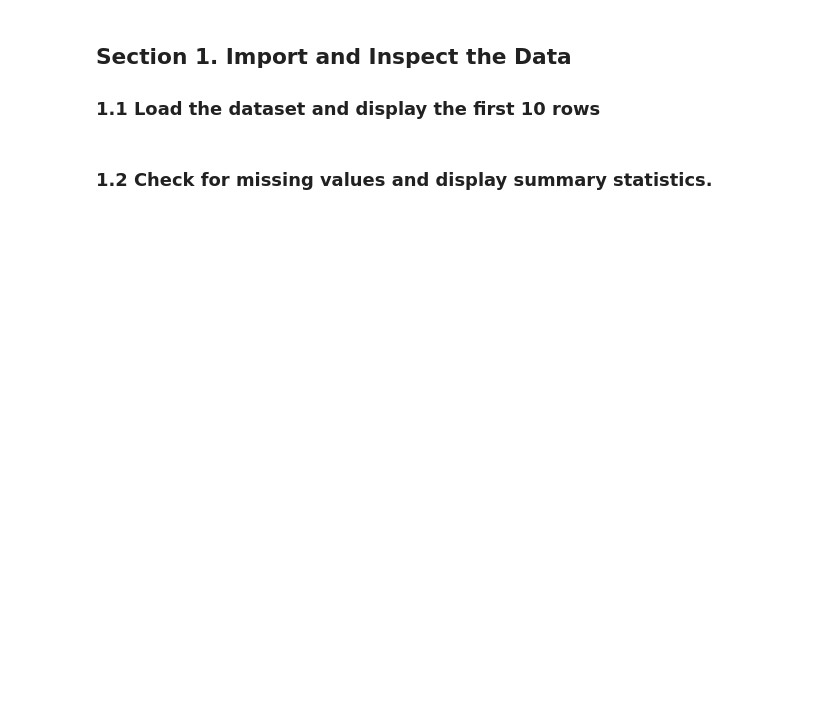
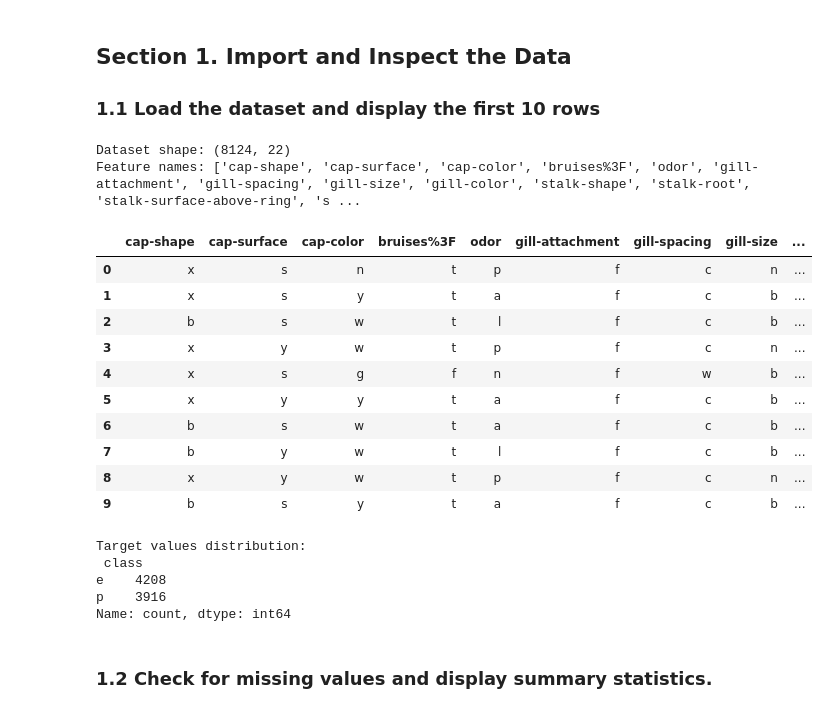
Before and after one commit to katehuntsman/midterm, a Jupyter notebook: classification.ipynb, the cells around one changed output. Drawn from its saved outputs; the diff is of its cells as text; code cells hidden in the pictures; blank space fills up the shorter version.

```diff
--- a/classification.ipynb
+++ b/classification.ipynb
@@ -30,3 +23,43 @@ data.head(10)
+# %%
+from sklearn.datasets import fetch_openml
+import pandas as pd
+
+# Load the dataset
+mushroom = fetch_openml(name="mushroom", version=1, as_frame=True)
+
+# Data (as pandas dataframes)
+X = mushroom.data
+y = mushroom.target
+
+# Display dataset info
+print("Dataset shape:", X.shape)
+print("Feature names:", X.columns.to_list())
+
+# Display the first 10 rows
+pd.set_option('display.max_columns', None)  # Show all columns
+display(X.head(10))
+
+# Display target variable
+print("Target values distribution:\n", y.value_counts())
+# %% [output]
+Dataset shape: (8124, 22)
+Feature names: ['cap-shape', 'cap-surface', 'cap-color', 'bruises%3F', 'odor', 'gill-attachment', 'gill-spacing', 'gill-size', 'gill-color', 'stalk-shape', 'stalk-root', 'stalk-surface-above-ring', 's ...
+|  | cap-shape | cap-surface | cap-color | bruises%3F | odor | gill-attachment | gill-spacing | gill-size | ... |
+| 0 | x | s | n | t | p | f | c | n | ... |
+| 1 | x | s | y | t | a | f | c | b | ... |
+| 2 | b | s | w | t | l | f | c | b | ... |
+| 3 | x | y | w | t | p | f | c | n | ... |
+| 4 | x | s | g | f | n | f | w | b | ... |
+| 5 | x | y | y | t | a | f | c | b | ... |
+| 6 | b | s | w | t | a | f | c | b | ... |
+| 7 | b | y | w | t | l | f | c | b | ... |
+| 8 | x | y | w | t | p | f | c | n | ... |
+| 9 | b | s | y | t | a | f | c | b | ... |
+Target values distribution:
+ class
+e    4208
+p    3916
+Name: count, dtype: int64
 # %% [markdown]
 ### 1.2 Check for missing values and display summary statistics.
 # %%
```
Also changed, not shown: parts of 31 cells of this notebook, 2 other files.
